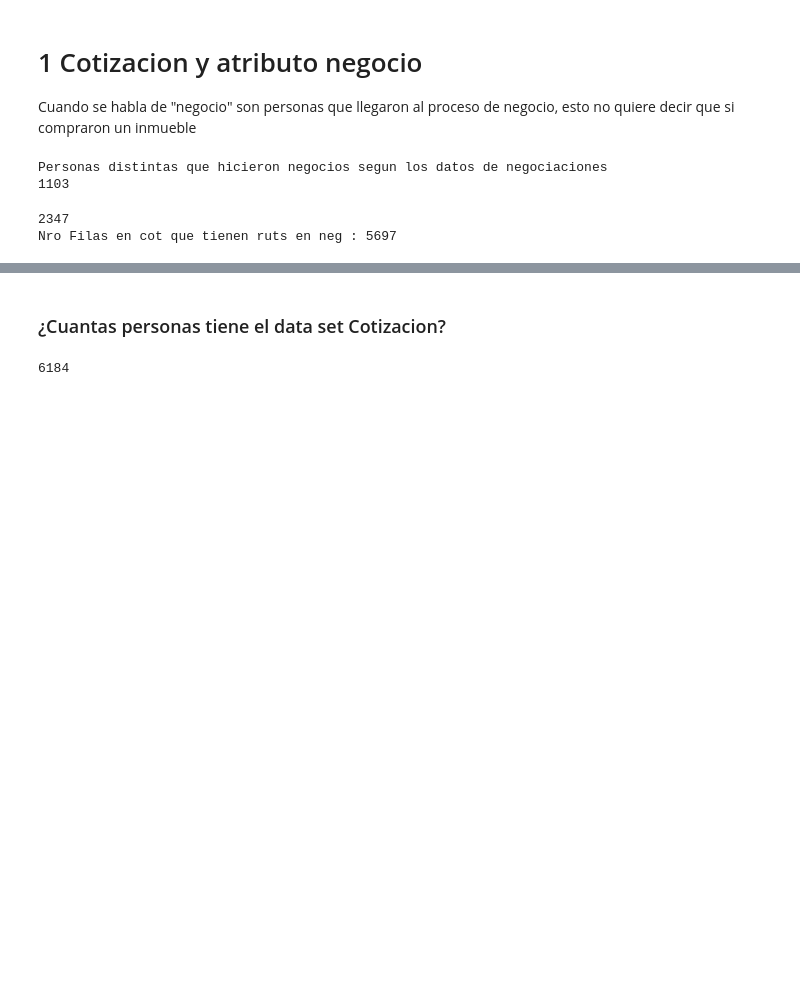
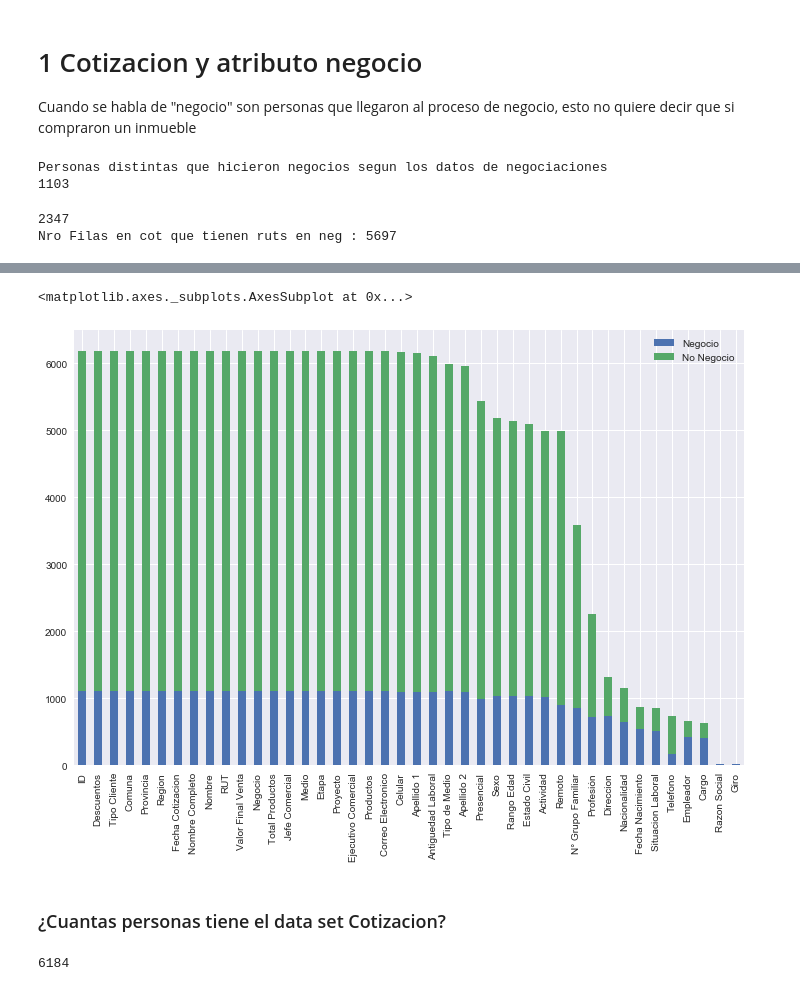
Before and after one commit to jcardenaslie/mem_aitue, a Jupyter notebook: Main Project/1 - Data Understanding/1.3 - Cotizantes en Negocios.ipynb, the cells around one changed output, grey strips where cells are left out. Cells and saved outputs as stored; diff of their text form; code cells hidden in the pictures; blank space fills up the shorter version.

Commit message:
en 1.3 grafico features entregados con separacion de "negocio" o "no negocio"

```diff
--- a/Main Project/1 - Data Understanding/1.3 - Cotizantes en Negocios.ipynb
+++ b/Main Project/1 - Data Understanding/1.3 - Cotizantes en Negocios.ipynb
@@ -63,0 +90,35 @@ df = cot_neg.copy()
+# %%
+df = cot_neg
+tab_info=pd.DataFrame(df.dtypes).T.rename(index={0:'Tipo Columna'})
+tab_info=tab_info.append(pd.DataFrame(df.isnull().sum()).T.rename(index={0:'Valores Nulos'}))
+# tab_info=tab_info.append(pd.DataFrame(cot_all.isnull().sum()/cot_all.shape[0]*100).T.rename(index={0:'null values (%)'}))
+df_all_info = tab_info.T
+total_filas = df.shape[0]
+
+personas_in_feature = []
+
+# df.dropna(axis=1, inplace=True)
+df_personas = df.groupby('RUT')
+
+tmp_per_dict = dict()
+neg = []
+no_neg = []
+
+for group, frame in df_personas:
+    for feature in df.columns.tolist():
+        if feature not in tmp_per_dict.keys():
+            tmp_per_dict[feature] = dict()
+            tmp_per_dict[feature]['Total'] = 0
+            tmp_per_dict[feature]['Negocio'] = 0
+            tmp_per_dict[feature]['No Negocio'] = 0
+
+        if False in frame[feature].isnull().tolist():
+            tmp_per_dict[feature]['Total'] += 1
+# %%
+print(df.columns.shape[0], len(tmp_per_dict.keys()))
+df_all_info['Valores Unicos'] = [df[x].nunique() for x in df.columns]
+df_all_info['Total Filas'] = total_filas
+df_all_info['Entregaron'] = [tmp_per_dict[x]['Total'] for x in df.columns.tolist()]
+df_all_info['Negocio'] = [neg_noneg(x)[2] for x in df.columns.tolist()]
+df_all_info['No Negocio'] = [neg_noneg(x)[1] for x in df.columns.tolist()]
+df_all_info
@@ -64,3 +144,8 @@ df = cot_neg.copy()
+# %%
+df_all_info.sort_values(by='Entregaron', ascending=False)[['Negocio', 'No Negocio']].plot(kind='bar', stacked=True, figsize=(12,8))
+# %% [output]
+<matplotlib.axes._subplots.AxesSubplot at 0x...>
+[figure, added]
 # %% [markdown]
 ### ¿Cuantas personas tiene el data set Cotizacion?
 # %%
```
Also changed, not shown: parts of 4 cells of this notebook, 7 other files.
